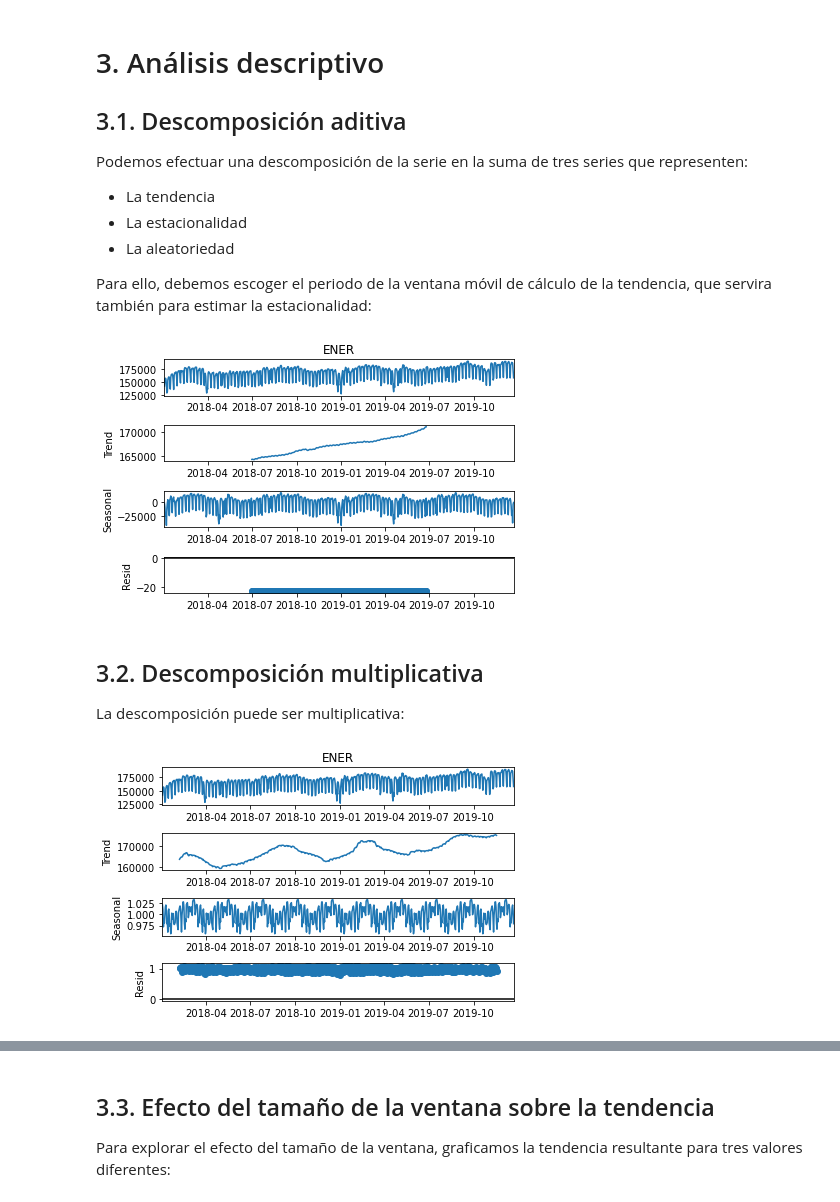
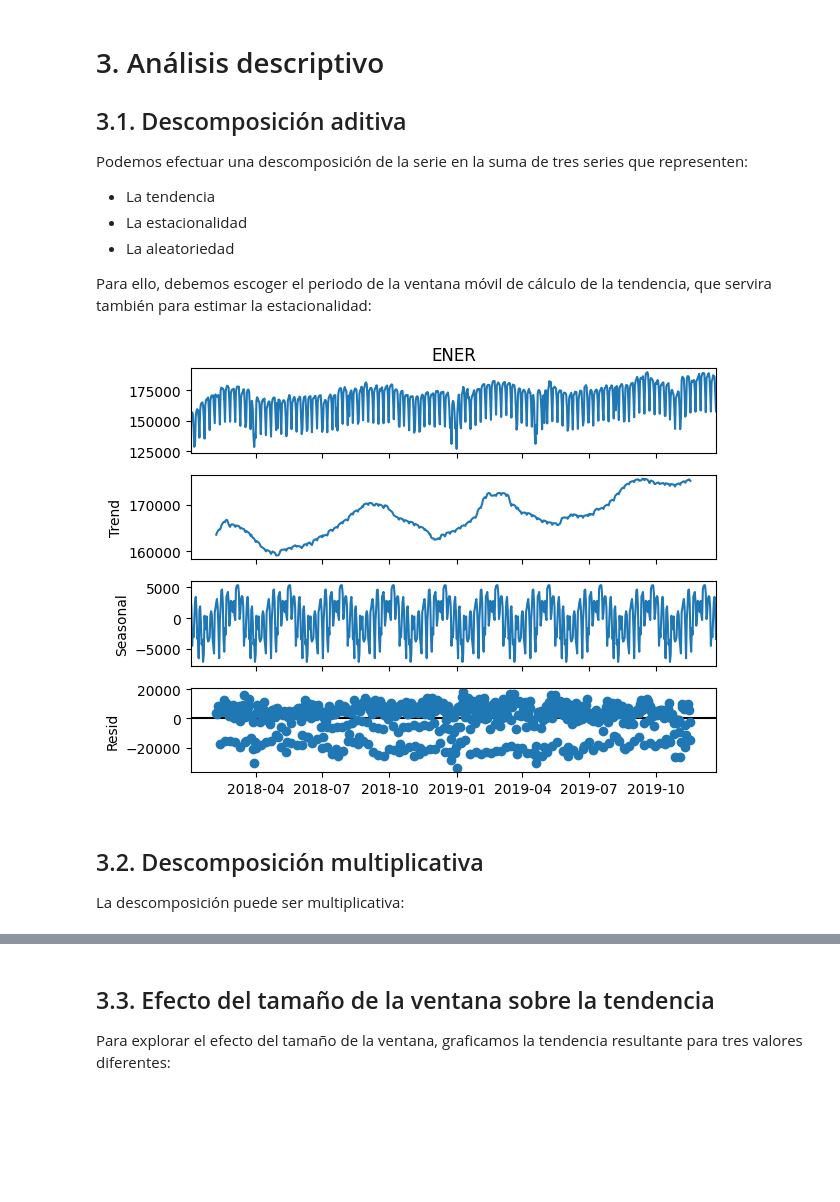
Before and after one commit to ClaudiaGtzD/Coursera_Ciencia_de_datos_energeticos, a Jupyter notebook: Módulo 6/Laboratorio Series de tiempo.ipynb, the cells around one changed output, grey strips where cells are left out. Saved outputs shown, nothing was run; the diff lists cells and outputs as text; code cells hidden in the pictures; blank space fills up the shorter version.

```diff
--- a/Módulo 6/Laboratorio Series de tiempo.ipynb
+++ b/Módulo 6/Laboratorio Series de tiempo.ipynb
@@ -56,28 +57,18 @@ Podemos efectuar una descomposición de la serie en la suma de tres series que r
 
 Para ello, debemos escoger el periodo de la ventana móvil de cálculo de la tendencia, que servira también para estimar la estacionalidad:
 # %%
-col='ENER'
-T=360
-components = seasonal_decompose(dC[col], model='aditive',period=T)
-tendencia=components.trend
-estacionalidad = components.seasonal
-residuo =components.resid
-components.plot()
-plt.show()
+def Descomposicion(col, model, T):
+    components = seasonal_decompose(dC[col], model=model,period=T)
+    tendencia=components.trend
+    estacionalidad = components.seasonal
+    residuo =components.resid
+    components.plot()
+    plt.show()
-# %% [output]
-[figure, removed]
+# %%
+Descomposicion('ENER', 'Aditive', 71)
+# %% [output]
+[figure, added]
 # %% [markdown]
 ## 3.2. Descomposición multiplicativa
 
 La descomposición puede ser multiplicativa:
-# %%
-col='ENER'
-T=71
-components = seasonal_decompose(dC[col], model='multiplicative',period=T)
-tendencia=components.trend
-estacionalidad = components.seasonal
-residuo =components.resid
-components.plot()
-plt.show()
-# %% [output]
-[figure, removed]
```
Also changed, not shown: parts of 31 cells of this notebook, 1 other file.
